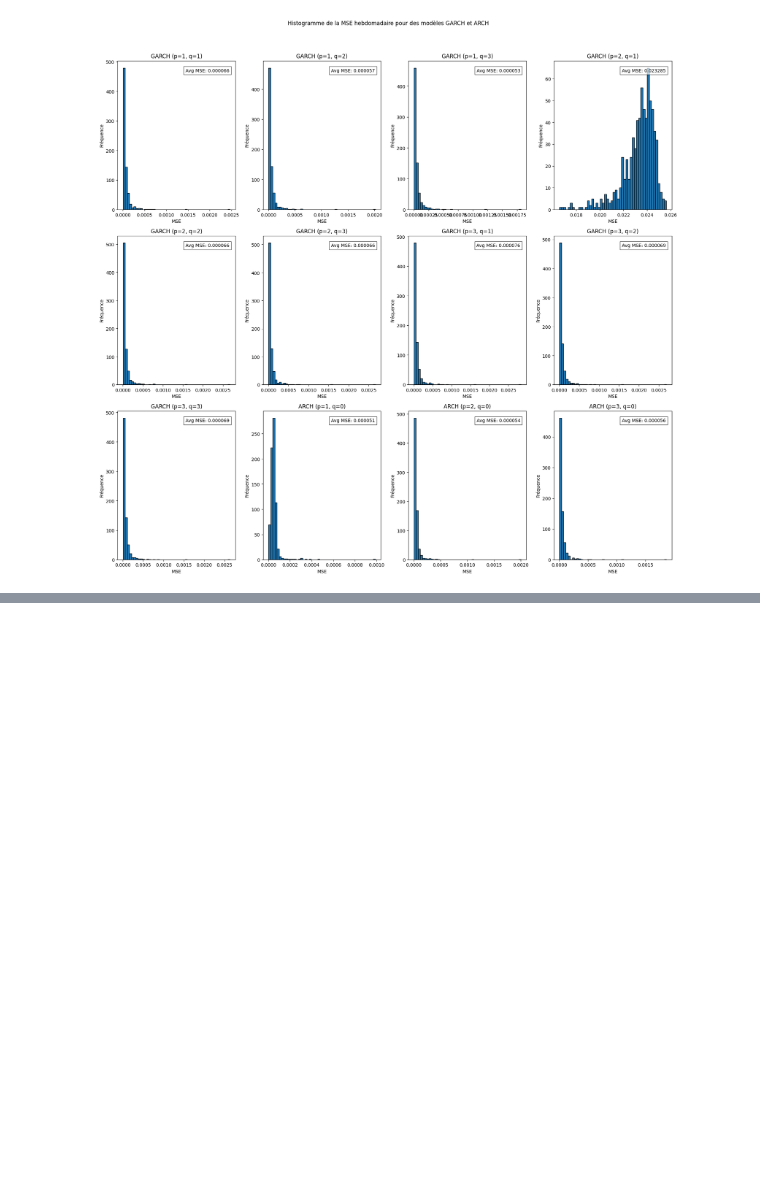
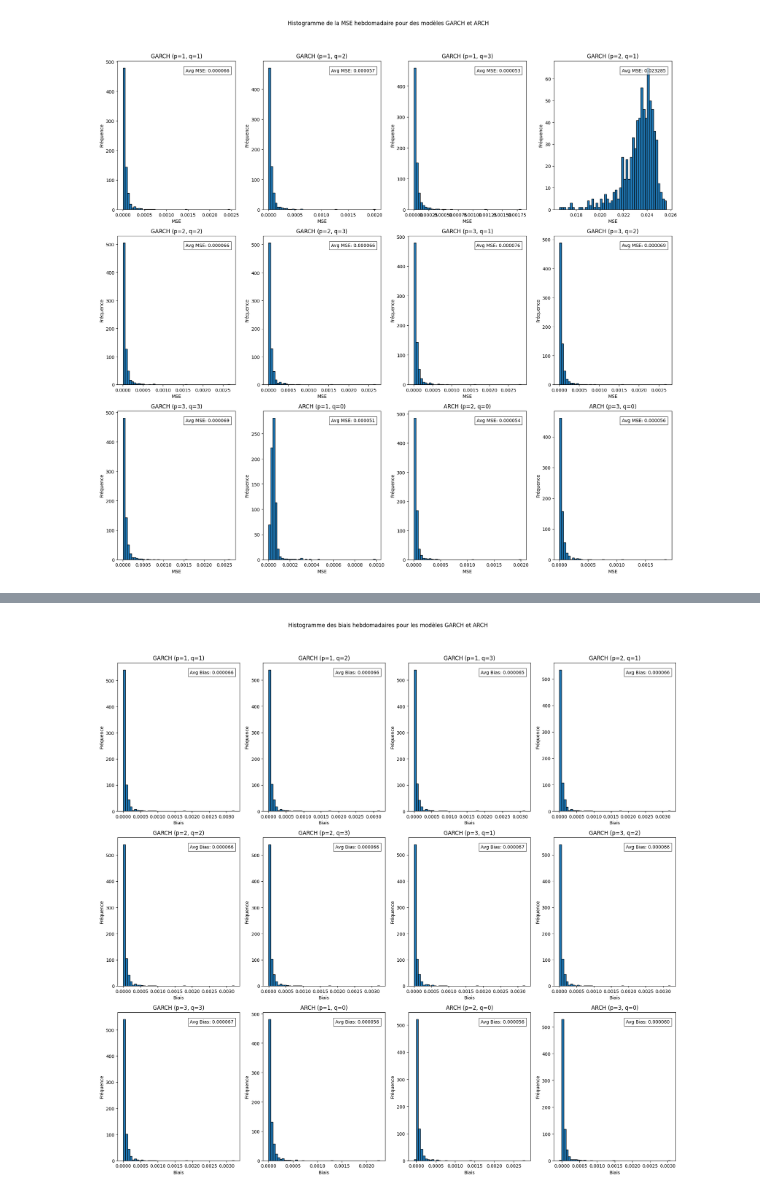
Before and after one commit to EIfinance/ei, a Jupyter notebook: Day 1.ipynb, the cells around one changed output, grey strips where cells are left out. Saved outputs shown, nothing was run; the diff lists cells and outputs as text; code cells hidden in the pictures; blank space fills up the shorter version.

```diff
--- a/Day 1.ipynb
+++ b/Day 1.ipynb
@@ -682,0 +685,98 @@ See scipy.optimize.fmin_slsqp for code meaning.
+# %%
+import warnings
+warnings.filterwarnings("ignore")
+def download_data(ticker='SPY', start='2000-01-01', end='2013-12-31'):
+    data = yf.download(ticker, start=start, end=end)
+    data = data[['Open', 'High', 'Low', 'Close']]
+    return data
+
+# GARCH
+def apply_garch_model(log_returns, p, q):
+    p, q = int(p), int(q)
+    model = arch_model(log_returns, vol='Garch', p=p, q=q, rescale=False)
+    model_fit = model.fit(disp="off")
+    forecasts = model_fit.forecast(horizon=1, start=0)
+    predicted_vol = np.sqrt(forecasts.variance.values.flatten())
+    return predicted_vol
+
+# ARCH
+def apply_arch_model(log_returns, p):
+    p = int(p)
+    model = arch_model(log_returns, vol='ARCH', p=p, rescale=False)
+    model_fit = model.fit(disp="off")
+    forecasts = model_fit.forecast(horizon=1, start=0)
+    predicted_vol = np.sqrt(forecasts.variance.values.flatten())
+    return predicted_vol
+
+# variances hebdomadaires
+def calculate_weekly_variance(volatility, index):
+    volatility_series = pd.Series(volatility, index=index)
+    var_weekly = volatility_series.resample('W').var()
+    return var_weekly
+
+# biais hebdomadaire
+def calculate_weekly_bias(realized_vol, predicted_vol, index):
+    var_realized_weekly = calculate_weekly_variance(realized_vol, index)
+    var_predicted_weekly = calculate_weekly_variance(predicted_vol, index)
+    bias_weekly = var_realized_weekly - var_predicted_weekly
+    return bias_weekly
+
+if __name__ == "__main__":
+    data = download_data()
+
+    log_returns = np.log(data['Close'] / data['Close'].shift(1)).dropna()
+
+    realized_vol = log_returns.abs()
+
+    results = []
+
+    # GARCH pour p, q dans [1, 2, 3]
+    for p in range(1, 4):
+        for q in range(1, 4):
+            predicted_vol_garch = apply_garch_model(log_returns, p, q)
+            predicted_vol_garch = predicted_vol_garch[-len(realized_vol):]
+            bias_weekly_garch = calculate_weekly_bias(realized_vol, predicted_vol_garch, realized_vol.index)
+            avg_bias_garch = bias_weekly_garch.mean()
+            results.append(('GARCH', p, q, avg_bias_garch))
+
+    # ARCH pour p dans [1, 2, 3]
+    for p in range(1, 4):
+        predicted_vol_arch = apply_arch_model(log_returns, p)
+        predicted_vol_arch = predicted_vol_arch[-len(realized_vol):]
+        bias_weekly_arch = calculate_weekly_bias(realized_vol, predicted_vol_arch, realized_vol.index)
+        avg_bias_arch = bias_weekly_arch.mean()
+        results.append(('ARCH', p, 0, avg_bias_arch))
+
+    results_df = pd.DataFrame(results, columns=['Model', 'p', 'q', 'Avg_Weekly_Bias'])
+
+    print(results_df)
+
+    num_models = len(results_df)
+    num_cols = 4
+    num_rows = (num_models + num_cols - 1) // num_cols
+
+    fig, axs = plt.subplots(num_rows, num_cols, figsize=(18, num_rows * 6))
+    fig.suptitle('Histogramme des biais hebdomadaires pour les modèles GARCH et ARCH')
+
+    for index, (model, p, q, avg_bias) in enumerate(results):
+        if model == 'GARCH':
+            predicted_vol = apply_garch_model(log_returns, p, q)
+        else:
+            predicted_vol = apply_arch_model(log_returns, p)
+
+        predicted_vol = predicted_vol[-len(realized_vol):]
+        bias_weekly = calculate_weekly_bias(realized_vol, predicted_vol, realized_vol.index)
+
+        ax = axs[index // num_cols, index % num_cols]
+        ax.hist(bias_weekly.dropna(), bins=50, edgecolor='black')
+        ax.set_title(f'{model} (p={p}, q={q})')
+        ax.set_xlabel('Biais')
+        ax.set_ylabel('Fréquence')
+        ax.text(0.95, 0.95, f'Avg Bias: {avg_bias:.6f}', horizontalalignment='right', verticalalignment='top', transform=ax.transAxes, fontsize=10, bbox=dict(facecolor='white', alpha=0.7))
+
+    for i in range(num_models, num_rows * num_cols):
+        fig.delaxes(axs.flatten()[i])
+
+    plt.tight_layout(rect=[0, 0.03, 1, 0.95])
+    plt.show()
+# %% [output]
@@ -682,0 +813 @@ See scipy.optimize.fmin_slsqp for code meaning.
+[figure, added]
```
Also changed, not shown: parts of 4 cells of this notebook, 1 other file.
